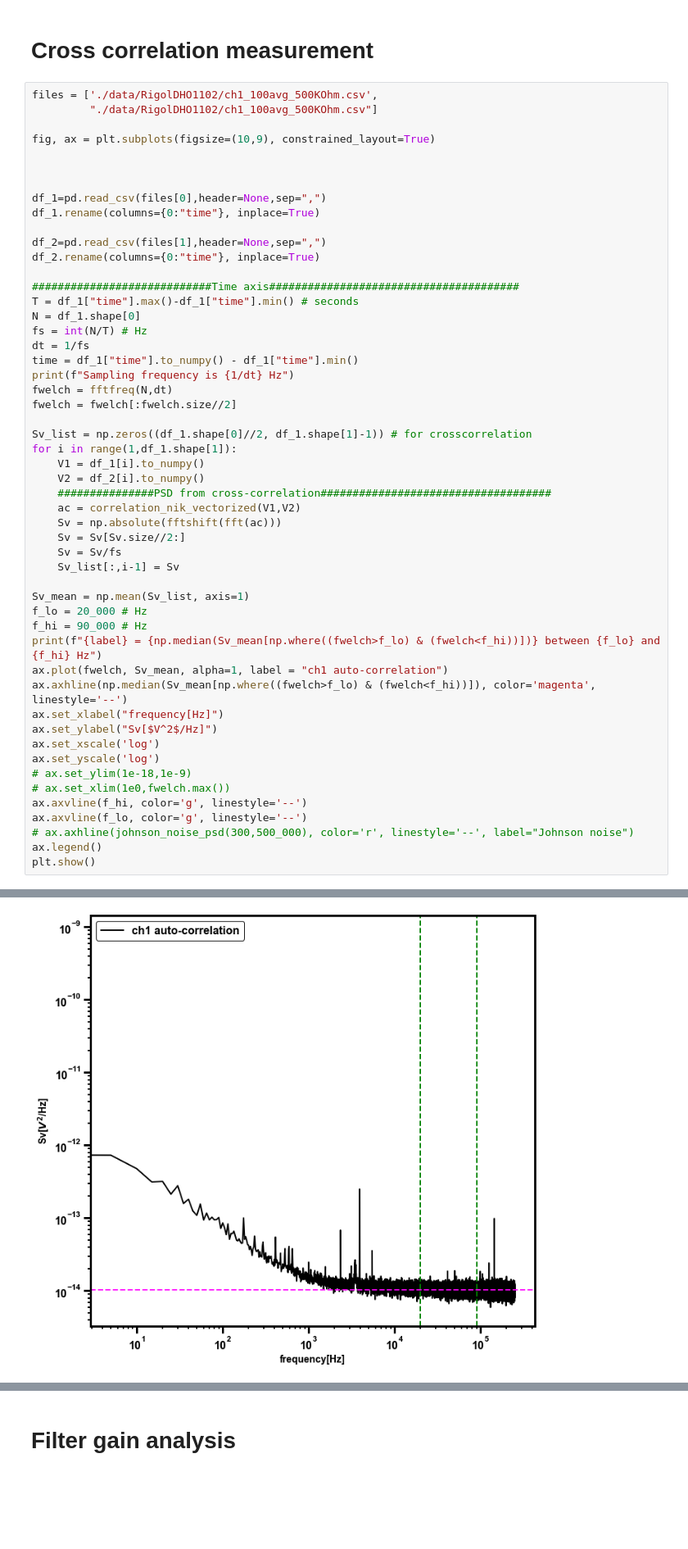
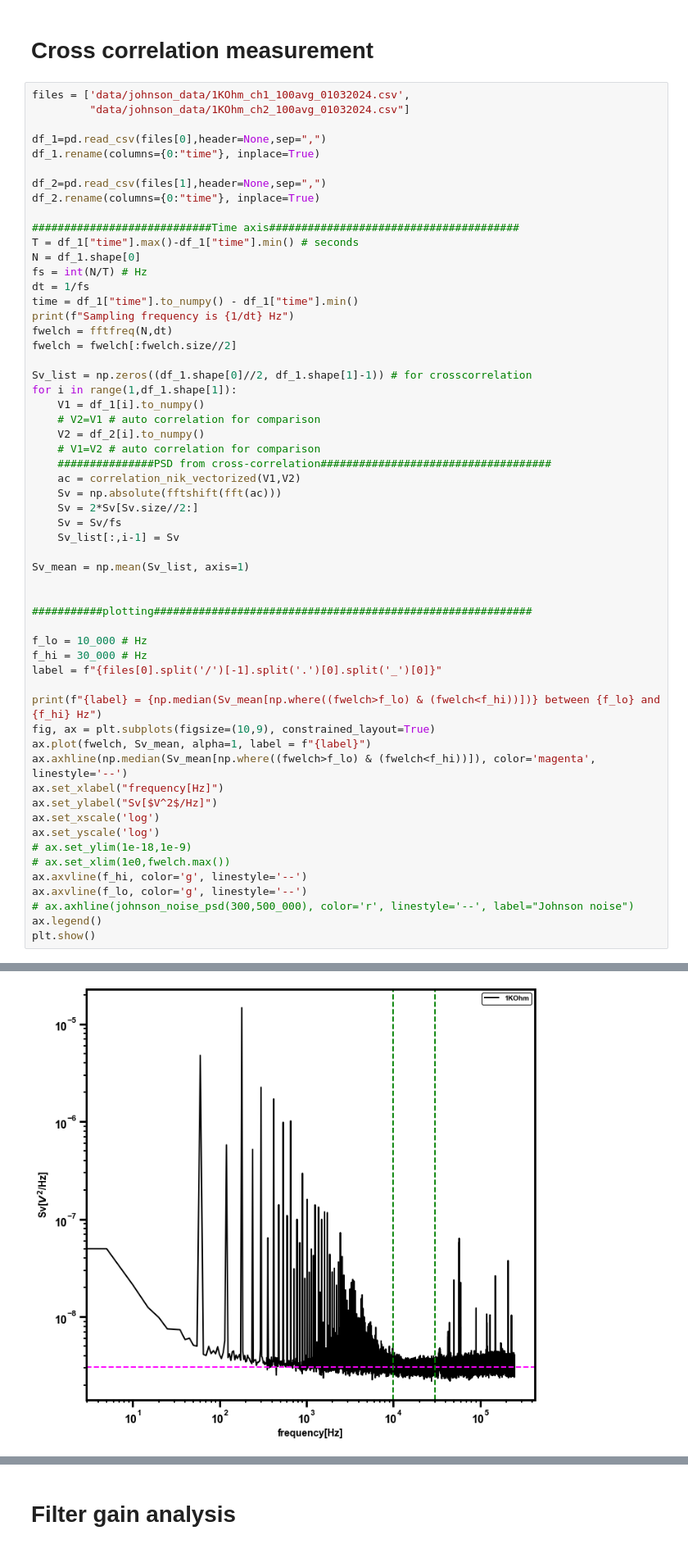
Before and after one commit to NikhilTilak/scripts, a Jupyter notebook: noise.ipynb, the cells around one changed output, grey strips where cells are left out. Shown: that part at 82% size. Cells and saved outputs as stored; diff of their text form; blank space fills up the shorter version.

```diff
--- a/noise.ipynb
+++ b/noise.ipynb
@@ -377,12 +373,8 @@ array([[1.18232331e-23, 2.02588126e-23]])
 # %% [markdown]
 # Cross correlation measurement
 # %%
-files = ['./data/RigolDHO1102/ch1_100avg_500KOhm.csv',
-         "./data/RigolDHO1102/ch1_100avg_500KOhm.csv"]
-
-fig, ax = plt.subplots(figsize=(10,9), constrained_layout=True)
-
-
+files = ['data/johnson_data/1KOhm_ch1_100avg_01032024.csv',
+         "data/johnson_data/1KOhm_ch2_100avg_01032024.csv"]
 
 df_1=pd.read_csv(files[0],header=None,sep=",")
 df_1.rename(columns={0:"time"}, inplace=True)
@@ -403,19 +395,28 @@ fwelch = fwelch[:fwelch.size//2]
 Sv_list = np.zeros((df_1.shape[0]//2, df_1.shape[1]-1)) # for crosscorrelation
 for i in range(1,df_1.shape[1]):
     V1 = df_1[i].to_numpy()
+    # V2=V1 # auto correlation for comparison
     V2 = df_2[i].to_numpy()
+    # V1=V2 # auto correlation for comparison
     ###############PSD from cross-correlation####################################
     ac = correlation_nik_vectorized(V1,V2)
     Sv = np.absolute(fftshift(fft(ac)))
-    Sv = Sv[Sv.size//2:]
+    Sv = 2*Sv[Sv.size//2:]
     Sv = Sv/fs
     Sv_list[:,i-1] = Sv
 
 Sv_mean = np.mean(Sv_list, axis=1)
-f_lo = 20_000 # Hz
-f_hi = 90_000 # Hz
+
+
+###########plotting###########################################################
+
+f_lo = 10_000 # Hz
+f_hi = 30_000 # Hz
+label = f"{files[0].split('/')[-1].split('.')[0].split('_')[0]}"
+
 print(f"{label} = {np.median(Sv_mean[np.where((fwelch>f_lo) & (fwelch<f_hi))])} between {f_lo} and {f_hi} Hz")
-ax.plot(fwelch, Sv_mean, alpha=1, label = "ch1 auto-correlation")
+fig, ax = plt.subplots(figsize=(10,9), constrained_layout=True)
+ax.plot(fwelch, Sv_mean, alpha=1, label = f"{label}")
 ax.axhline(np.median(Sv_mean[np.where((fwelch>f_lo) & (fwelch<f_hi))]), color='magenta', linestyle='--')
 ax.set_xlabel("frequency[Hz]")
 ax.set_ylabel("Sv[$V^2$/Hz]")
@@ -434 +435 @@ Sampling frequency is 500000.0 Hz
-[figure, old version]
+[figure, new version]
```
Also changed, not shown: parts of 6 cells of this notebook, 1 other file.
